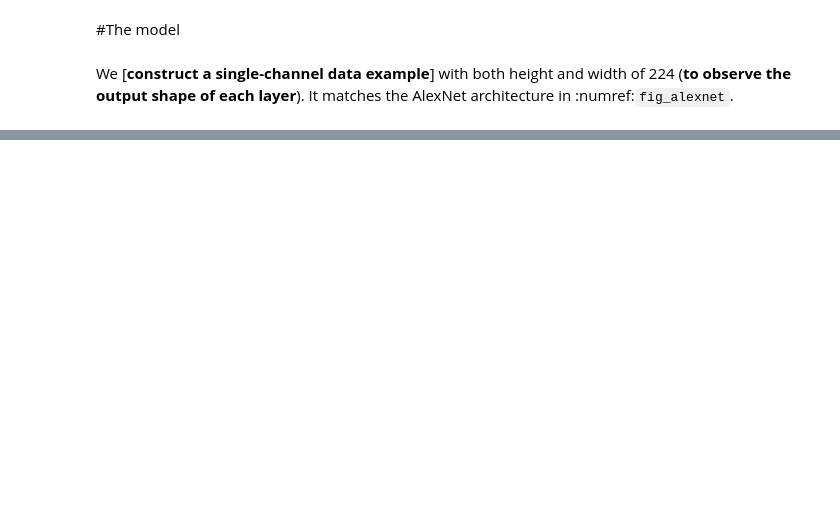
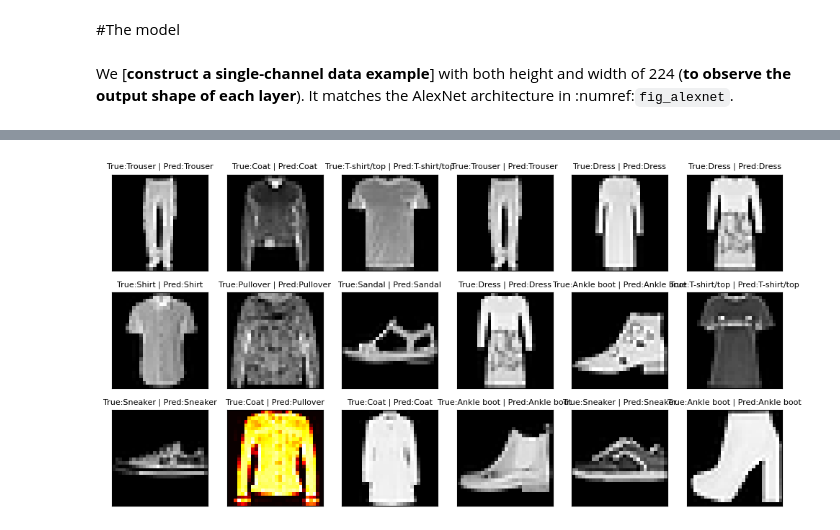
Before and after one commit to vuongGNguyen24/fashionMNISTClassification, a Jupyter notebook: chapter_convolutional-modern/alexnet.ipynb, the cells around one changed output, grey strips where cells are left out. Drawn from its saved outputs; the diff is of its cells as text; code cells hidden in the pictures; blank space fills up the shorter version.

```diff
--- a/chapter_convolutional-modern/alexnet.ipynb
+++ b/chapter_convolutional-modern/alexnet.ipynb
@@ -201,0 +233,17 @@ Although it seems that there are only a few more lines in AlexNet's implementati
+# %%
+fig, axs = plt.subplots(3, 6, figsize=(12, 6))
+x, y = next(iter(testDl))
+for i, ax in enumerate(axs.flatten()):
+    idx = np.random.randint(0, len(y))
+    yPred = model(x[idx:idx+1, :, :, :].to(device))
+    image = np.squeeze(x[idx, 0, :, :]).cpu()
+    yPred = torch.argmax(yPred, axis=1)
+    yPred = yPred.cpu()
+    yTrue = y[idx]
+    cmap = "hot" if yPred != yTrue else "gray"
+    ax.imshow(image, cmap=cmap)
+    ax.set_title(f"True:{data.classes[yTrue]} | Pred:{data.classes[yPred]}", fontsize=8)
+    ax.set_xticks([])
+    ax.set_yticks([])
+# %% [output]
+[figure, added]
```
Also changed, not shown: parts of 24 cells of this notebook, 2 other files.
